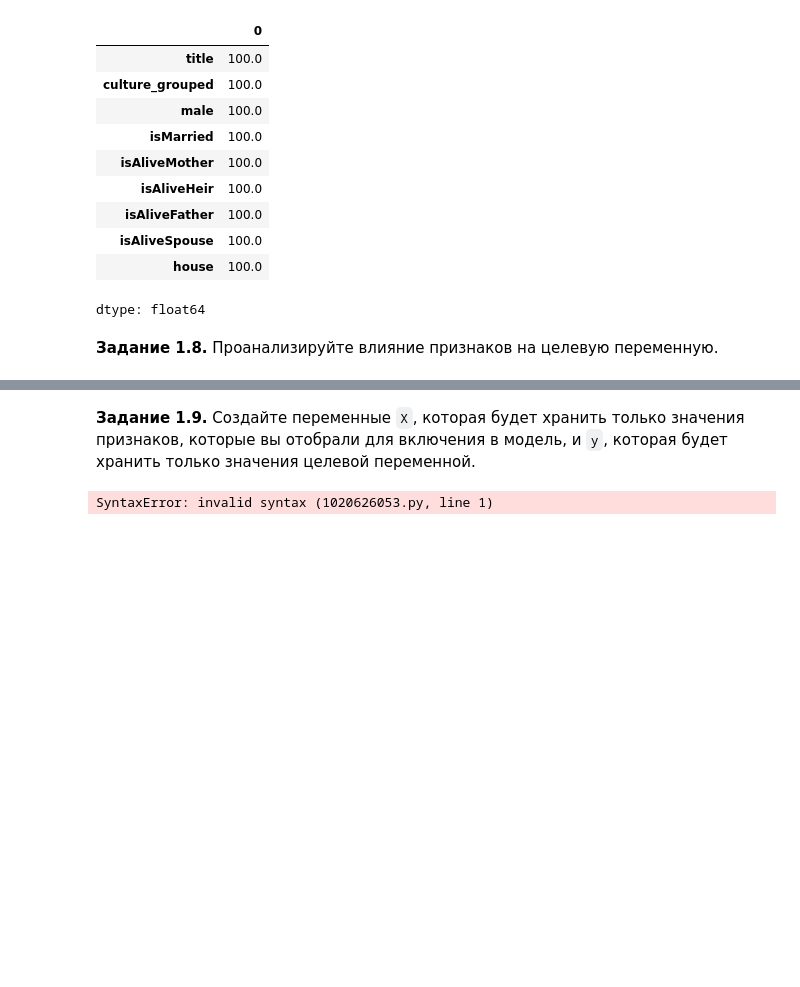
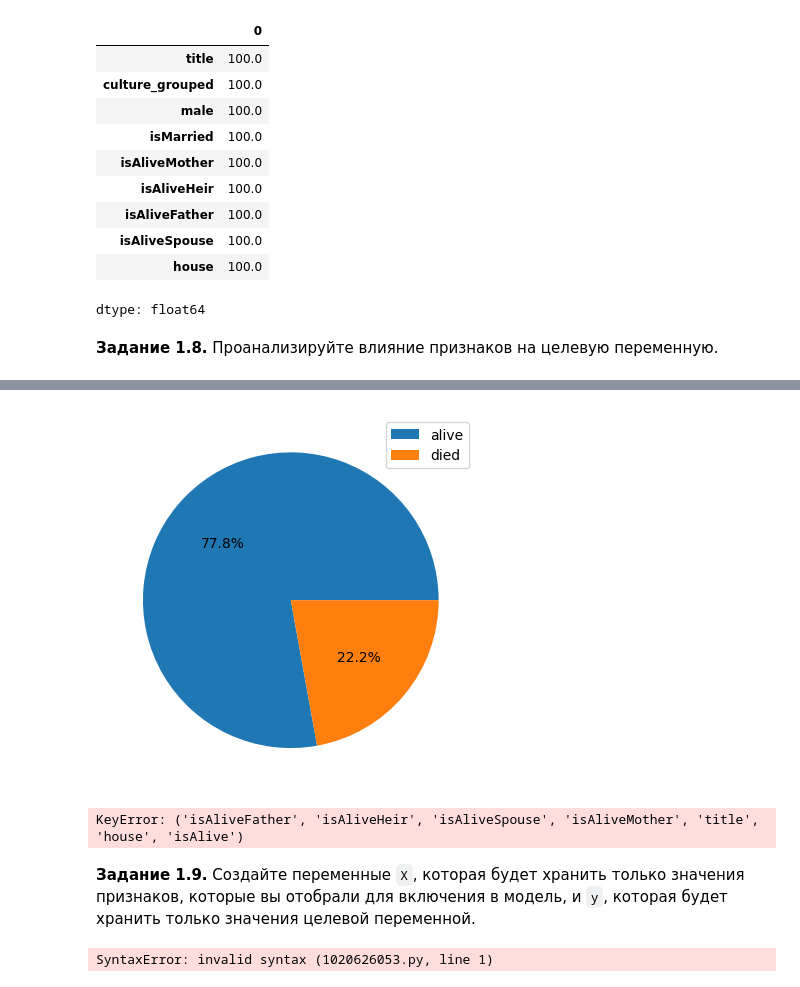
Before and after one commit to EgorOvechkin/EgorOvechkin.github.io, a Jupyter notebook: week_01_ml_intro/Homework/hw_1_game_of_thrones.ipynb, the cells around one changed output, grey strips where cells are left out. Cells and saved outputs as stored; diff of their text form; code cells hidden in the pictures; blank space fills up the shorter version.

```diff
--- a/week_01_ml_intro/Homework/hw_1_game_of_thrones.ipynb
+++ b/week_01_ml_intro/Homework/hw_1_game_of_thrones.ipynb
@@ -616,0 +615,3 @@ data.loc[rare_houses_mask, "house"] = "rare_house"
+# %%
+is_alive_df = data["isAlive"].value_counts()
+is_alive_df
@@ -617,3 +624,17 @@ data.loc[rare_houses_mask, "house"] = "rare_house"
+# %%
+plt.pie(is_alive_df, autopct="%1.1f%%")
+plt.legend(["alive", "died"])
+plt.show()
+# %% [output]
+[figure, added]
+# %%
+columns = [x[0] for x in column_stub]
+
+corrmat = data[*columns, "isAlive"].corr()
+f, ax = plt.subplots(figsize=(12, 9))
+sns.heatmap(corrmat, vmax=.8, square=True);
+# %% [output]
+KeyError: ('isAliveFather', 'isAliveHeir', 'isAliveSpouse', 'isAliveMother', 'title', 'house', 'isAlive')
 # %% [markdown]
 **Задание 1.9.** Создайте переменные `X`, которая будет хранить только значения признаков, которые вы отобрали для включения в модель, и `y`, которая будет хранить только значения целевой переменной.
 # %%
```
Also changed, not shown: parts of 2 cells of this notebook.
